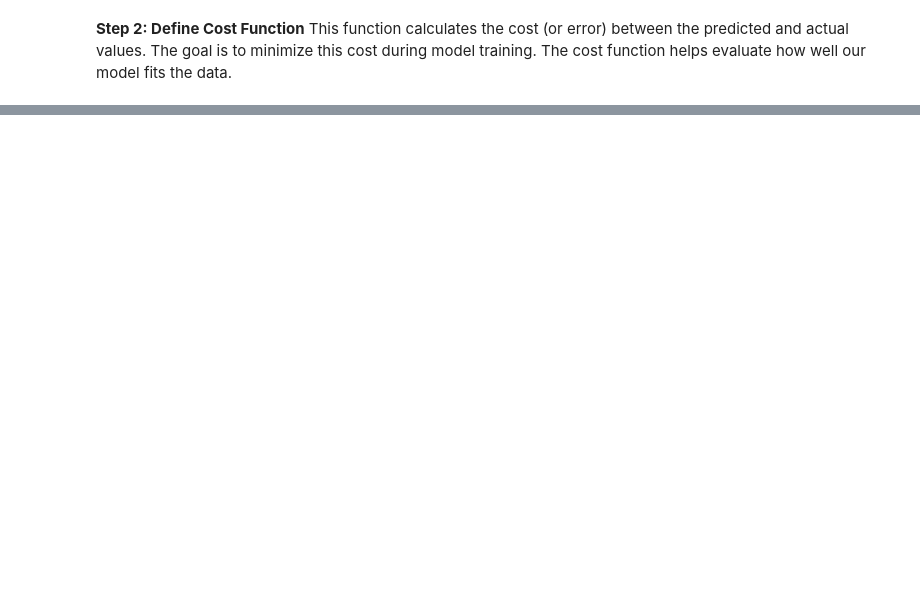
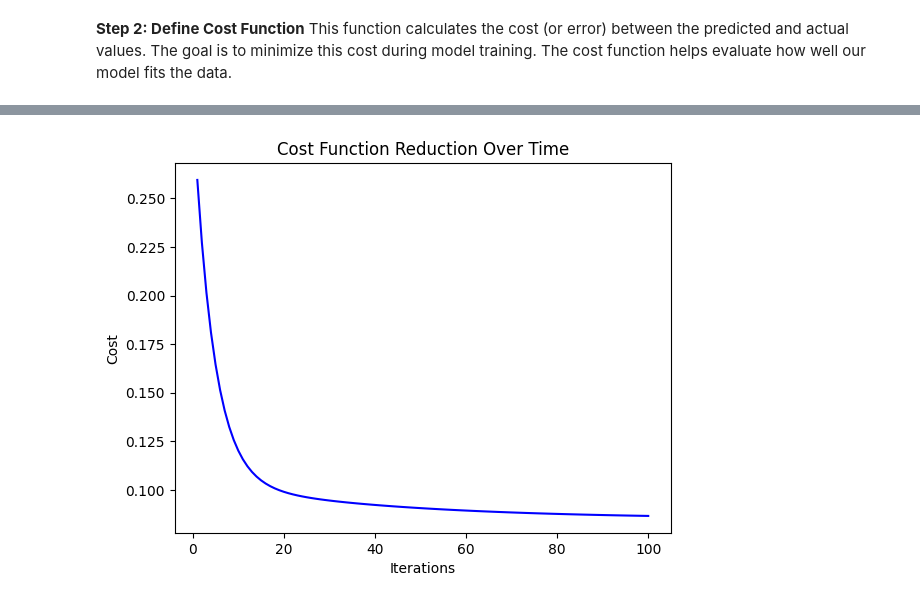
Before and after one commit to flammarionick/Probability-Distributions_Group_9, a Jupyter notebook: Group_9.ipynb, the cells around one changed output, grey strips where cells are left out. Cells and saved outputs as stored; diff of their text form; code cells hidden in the pictures; blank space fills up the shorter version.

Commit message:
Visualization Gradient Descent Progression

```diff
--- a/Group_9.ipynb
+++ b/Group_9.ipynb
@@ -255,3 +255,7 @@ def gradient_descent(X, Y, learning_rate=0.01, iterations=100):
 
         cost = compute_cost(X, Y, m, b)
         cost_history.append(cost)
+        m_values.append(m)
+        b_values.append(b)
+
+    return m, b, cost_history, m_values, b_values
@@ -257,0 +269,5 @@ def gradient_descent(X, Y, learning_rate=0.01, iterations=100):
+# %%
+X = np.array([50, 200, 500, 1000, 5000])
+Y = np.array([0, 0, 1, 1, 1])
+
+X = X / np.max(X)  # Normalize the data
@@ -257,0 +281,2 @@ def gradient_descent(X, Y, learning_rate=0.01, iterations=100):
+# %%
+m_opt, b_opt, cost_history, m_values, b_values = gradient_descent(X, Y, learning_rate=0.1, iterations=100)
@@ -257,0 +290,8 @@ def gradient_descent(X, Y, learning_rate=0.01, iterations=100):
+# %%
+plt.plot(range(1, 101), cost_history, color='blue')
+plt.xlabel("Iterations")
+plt.ylabel("Cost")
+plt.title("Cost Function Reduction Over Time")
+plt.show()
+# %% [output]
+[figure, added]
```
Also changed, not shown: parts of 9 cells of this notebook.
